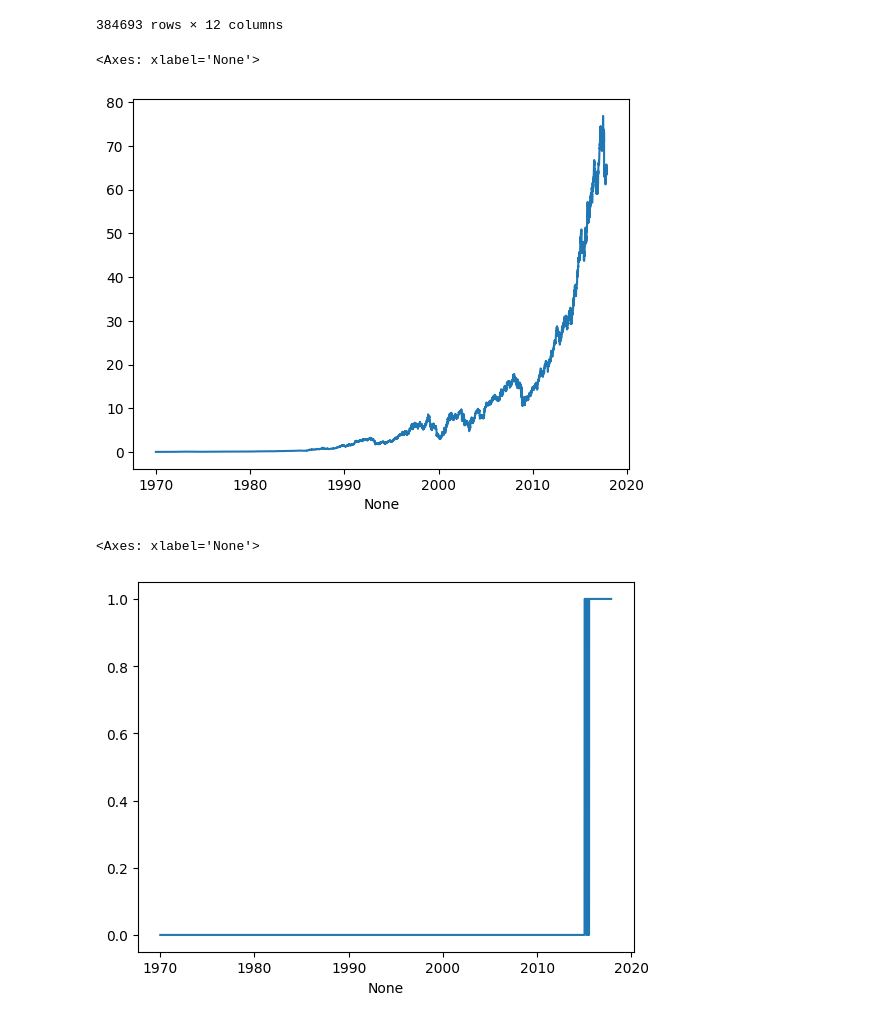
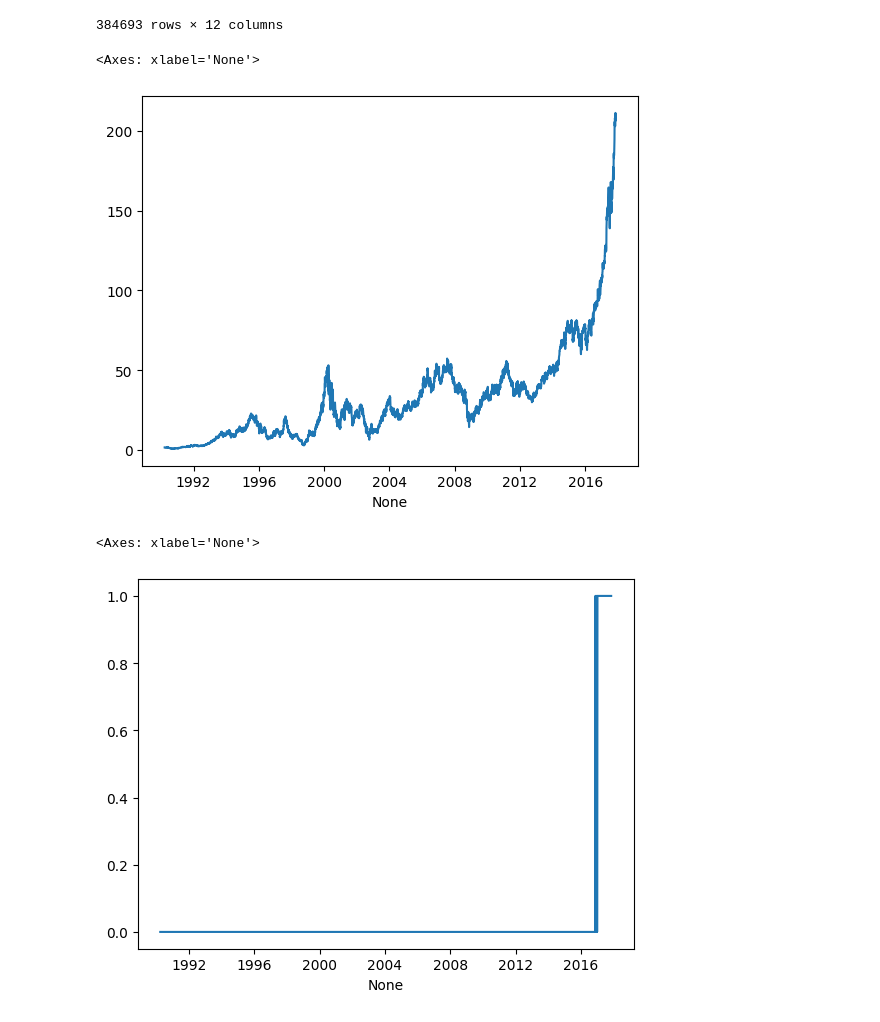
Before and after one commit to marvlach/stocks-project, a Jupyter notebook: src/Stocks.ipynb, the cells around one changed output. Saved outputs shown, nothing was run; the diff lists cells and outputs as text; code cells hidden in the pictures.

```diff
--- a/src/Stocks.ipynb
+++ b/src/Stocks.ipynb
@@ -28,7 +28,7 @@ stocks_df.set_index(["Date", "Name"], inplace=True)
 # %%
 #stocks_df['IntraDayDiff_Volume'] = (stocks_df['High'] - stocks_df['Low']) * stocks_df['Volume'] * 0.1
 # %%
-grouped_by_stock = stocks_df.groupby(level=[1])
+grouped_by_stock = stocks_df.groupby("Name")
 
 dff = pd.DataFrame({
     "HighClose": grouped_by_stock['Close'].max(),
@@ -37,7 +37,7 @@ dff = pd.DataFrame({
     "DateLowClose": grouped_by_stock['Close'].idxmin().apply(lambda i: i[0]),
 })
 dff['Diff'] = (dff['HighClose'] - dff['LowClose'])/dff['LowClose']
-dff = dff.loc[dff['DateHighClose'] > dff['DateLowClose'] ]
+dff = dff.loc[dff['DateHighClose'] > dff['DateLowClose']]
 #stonks = dff.sort_values(by='Diff', ascending=False).head(50) # change that
 stonks_names = list(dff.sort_values(by='Diff', ascending=False).head(50).index)
 stonks_names.append('ge')
@@ -71,22 +71,14 @@ stocks_df['AllTimeMaxCloseDate'] = stocks_df.index.get_level_values('Name').map(
 stocks_df['AllTimeMinCloseDate'] = stocks_df.index.get_level_values('Name').map(
     stocks_df.groupby('Name')['Close'].idxmin().map(lambda x: x[0])
 )
+stocks_df['PercentageIncrease'] = (stocks_df['Close'] - stocks_df['AllTimeMinClose'])/(stocks_df['AllTimeMaxClose'] - stocks_df['AllTimeMinClose'])
 # %%
 stocks_df['WantToSell'] = 0
 stocks_df['WantToBuy'] = 0
 
 stocks_df['PercentageIncrease'] = (stocks_df['Close'] - stocks_df['AllTimeMinClose'])/(stocks_df['AllTimeMaxClose'] - stocks_df['AllTimeMinClose'])
-stocks_df.loc[stocks_df['PercentageIncrease'] > 0.6, 'WantToSell'] = 1
-stocks_df.loc[stocks_df['PercentageIncrease'] < 0.1, 'WantToBuy'] = 1
-"""
-stocks_df.loc[
-    (
-        pd.to_datetime(stocks_df['AllTimeMaxCloseDate'].max())
-        - pd.to_datetime(stocks_df.index.get_level_values('Date'))
-    ) / pd.Timedelta(days=1) < 1000, 'WantToSell'
-] = 1
-"""
-
+stocks_df.loc[stocks_df['PercentageIncrease'] > 0.5, 'WantToSell'] = 1
+stocks_df.loc[stocks_df['PercentageIncrease'] < 0.05, 'WantToBuy'] = 1
 
 stocks_df.loc[stocks_df.index.get_level_values('Date') > stocks_df['AllTimeMaxCloseDate'], 'WantToBuy'] = 0
 stocks_df.loc[stocks_df.index.get_level_values('Date') > stocks_df['AllTimeMaxCloseDate'], 'WantToSell'] = 1
@@ -110,20 +102,20 @@ stocks_df
 |  | wmt | 90.2400 | 91.6900 | 90.2000 | 90.9200 | 7646013 | 90.920 | 0.00821 | ... |
 384693 rows × 12 columns
 # %%
-some_stock = stocks_df.query("Name == 'mo'")['Close']
+some_stock = stocks_df.query("Name == 'lrcx'")['Close']
 x1, y1 = pd.to_datetime((some_stock.index.map(lambda x: x[0]))), some_stock.values
 
 sns.lineplot(x=x1, y=y1)
 # %% [output]
 <Axes: xlabel='None'>
-[figure, old version]
+[figure, new version]
 # %%
-some_stock = stocks_df.query("Name == 'mo'")['WantToSell']
-#some_stock = stocks_df.query("Name == 'ge'")['WantToBuy']
+some_stock = stocks_df.query("Name == 'lrcx'")['WantToSell']
+#some_stock = stocks_df.query("Name == 'lrcx'")['WantToBuy']
 x1, y1 = pd.to_datetime((some_stock.index.map(lambda x: x[0]))), some_stock.values
 
 sns.lineplot(x=x1, y=y1)
 # %% [output]
 <Axes: xlabel='None'>
-[figure, old version]
+[figure, new version]
 # %%
```
Also changed, not shown: parts of 7 cells of this notebook, 2 other files.
